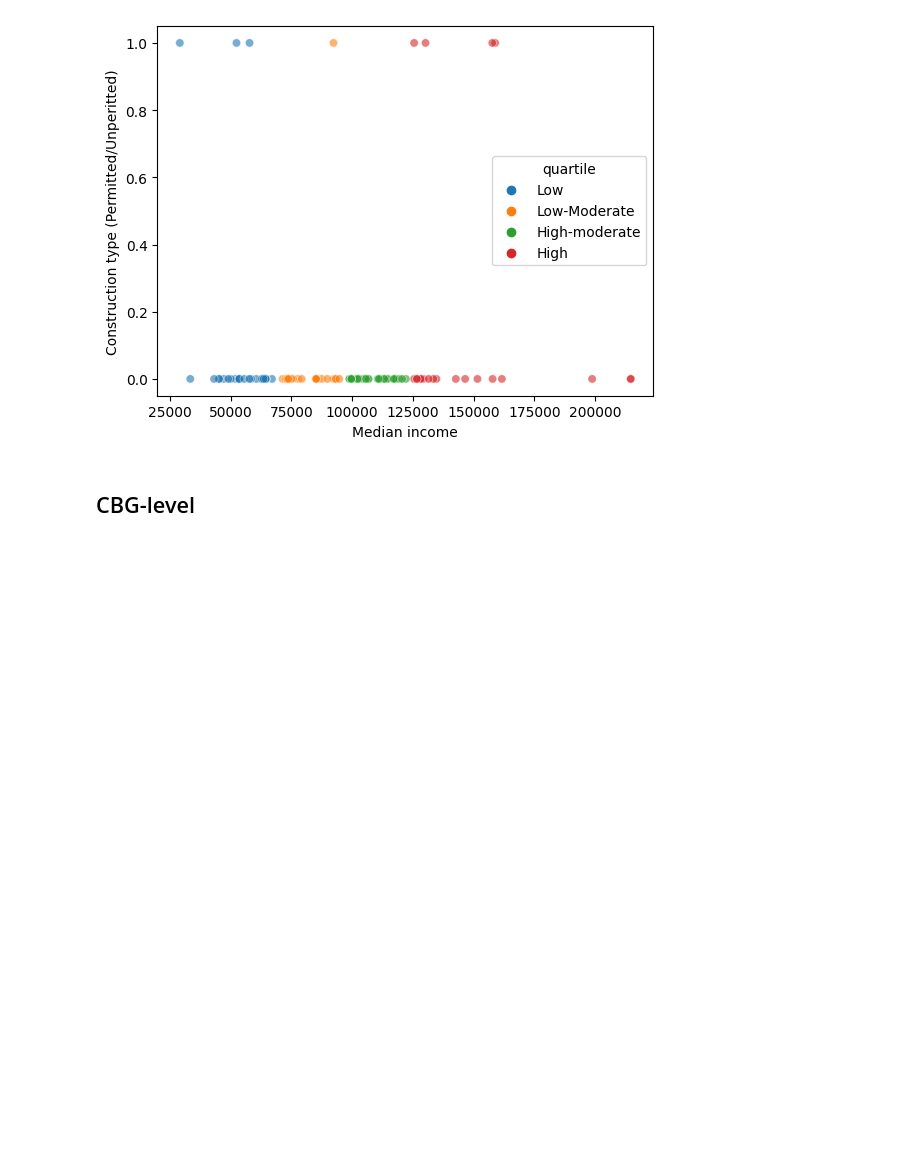
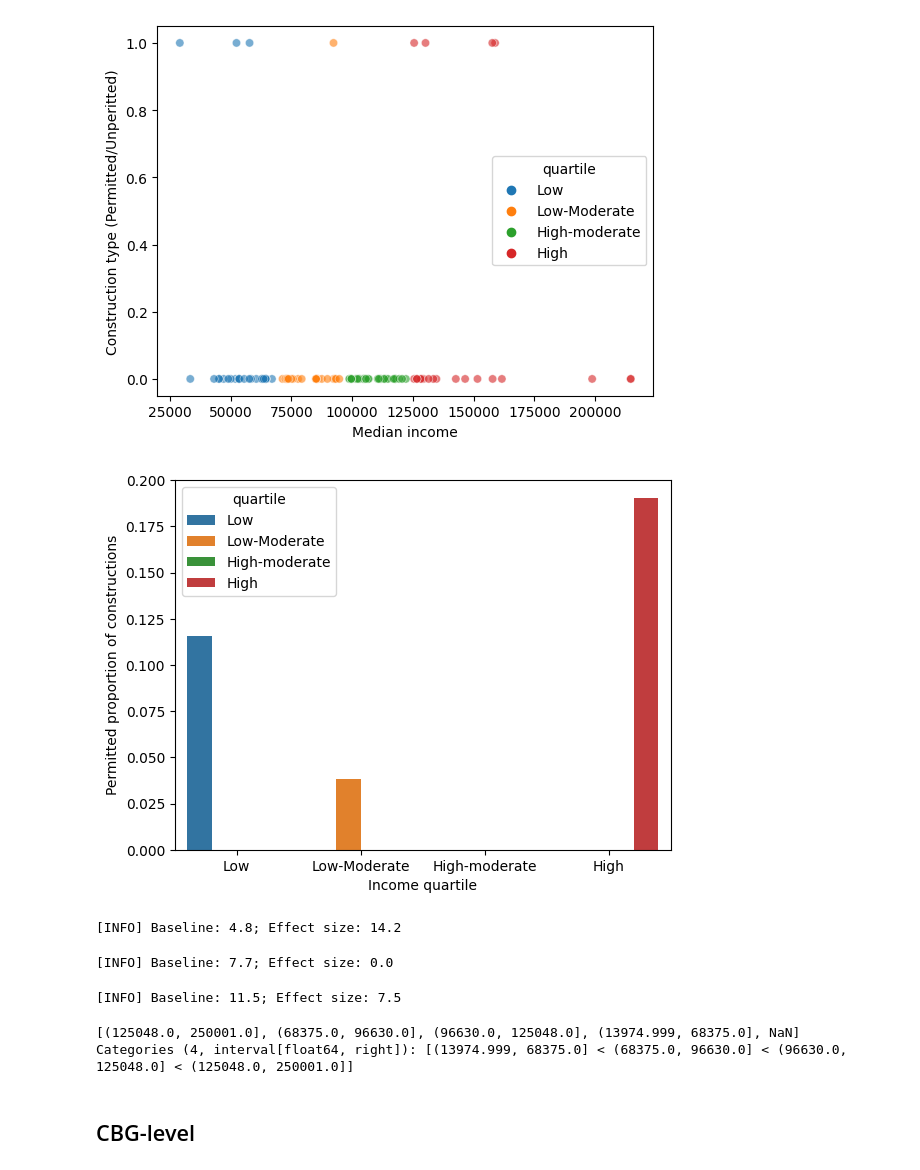
Before and after one commit to reglab/rgb-footprint-extract, a Jupyter notebook: naip_process/Pop-Estimates-Batch1Analysis.ipynb, the cells around one changed output. Saved outputs shown, nothing was run; the diff lists cells and outputs as text; code cells hidden in the pictures; blank space fills up the shorter version.

```diff
--- a/naip_process/Pop-Estimates-Batch1Analysis.ipynb
+++ b/naip_process/Pop-Estimates-Batch1Analysis.ipynb
@@ -91,6 +117,61 @@ ax.set(xlabel='Median income', ylabel='Construction type (Permitted/Unperitted)'
 plt.show()
 # %% [output]
 [figure]
+# %%
+outcome = new_sbuild_parcel.groupby('quartile').agg(
+    {'Permitted': 'sum', 'APN': 'count'}).reset_index()
+outcome['permitted_prop'] = outcome['Permitted'] / outcome['APN']
+# %%
+ax = sns.barplot(outcome, x='quartile', y='permitted_prop', hue='quartile')
+ax.set(xlabel='Income quartile', ylabel='Permitted proportion of constructions')
+plt.show()
+# %% [output]
+[figure, added]
+# %%
+# Bottom 3 quartiles vs High quartile
+
+low = new_sbuild_parcel.loc[new_sbuild_parcel['quartile'] != 'High']
+high = new_sbuild_parcel.loc[new_sbuild_parcel['quartile'] == 'High']
+baseline = low['Permitted'].sum() / low['APN'].count() * 100
+high_level = high['Permitted'].sum() / high['APN'].count() * 100
+
+effect_size = high_level - baseline
+
+print('[INFO] Baseline: {}; Effect size: {}'.format(round(baseline, 1), round(effect_size, 1)))
+# %% [output]
+[INFO] Baseline: 4.8; Effect size: 14.2
+# %%
+# Median
+
+low = new_sbuild_parcel.loc[new_sbuild_parcel['quartile'].isin(['Low', 'Low-Moderate'])]
+high = new_sbuild_parcel.loc[new_sbuild_parcel['quartile'].isin(['High-moderate', 'High'])]
+baseline = low['Permitted'].sum() / low['APN'].count() * 100
+high_level = high['Permitted'].sum() / high['APN'].count() * 100
+
+effect_size = high_level - baseline
+
+print('[INFO] Baseline: {}; Effect size: {}'.format(round(baseline, 1), round(effect_size, 1)))
+# %% [output]
+[INFO] Baseline: 7.7; Effect size: 0.0
+# %%
+# Bottom vs Upper quartiles
+
+low = new_sbuild_parcel.loc[new_sbuild_parcel['quartile'].isin(['Low'])]
+high = new_sbuild_parcel.loc[new_sbuild_parcel['quartile'].isin(['High'])]
+baseline = low['Permitted'].sum() / low['APN'].count() * 100
+high_level = high['Permitted'].sum() / high['APN'].count() * 100
+
+effect_size = high_level - baseline
+
+print('[INFO] Baseline: {}; Effect size: {}'.format(round(baseline, 1), round(effect_size, 1)))
+# %% [output]
+[INFO] Baseline: 11.5; Effect size: 7.5
+# %%
+pd.qcut(
+    cbg_income_2016_SJ['median_inc'], q=4).unique()
+# %% [output]
+[(125048.0, 250001.0], (68375.0, 96630.0], (96630.0, 125048.0], (13974.999, 68375.0], NaN]
+Categories (4, interval[float64, right]): [(13974.999, 68375.0] < (68375.0, 96630.0] < (96630.0, 125048.0] < (125048.0, 250001.0]]
 # %% [markdown]
 ## CBG-level
 # %%
```
Also changed, not shown: parts of 60 cells of this notebook, 5 other files.
